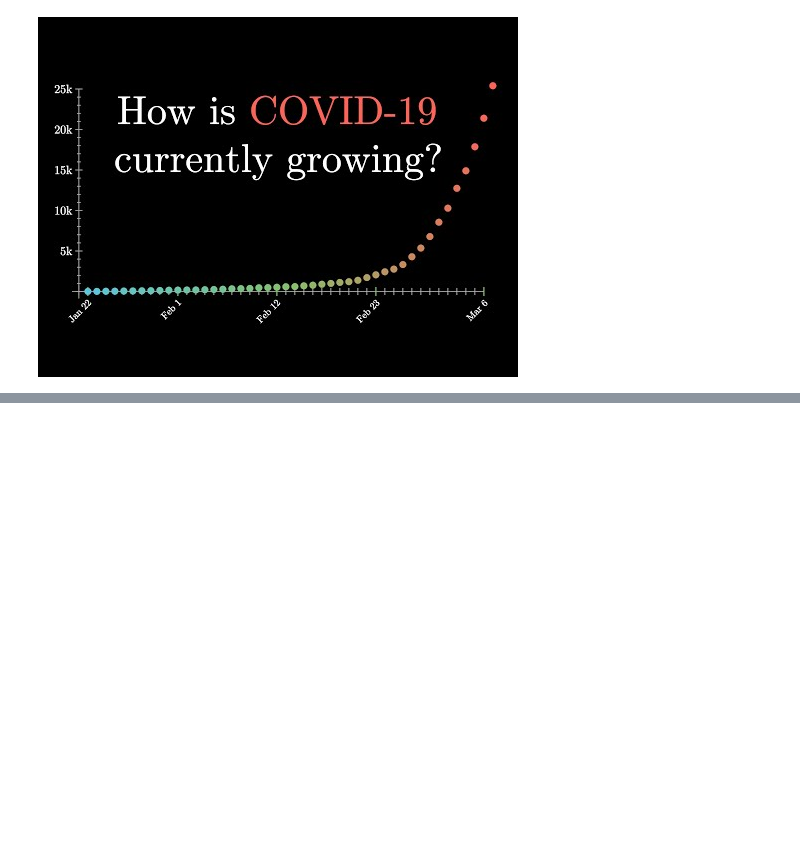
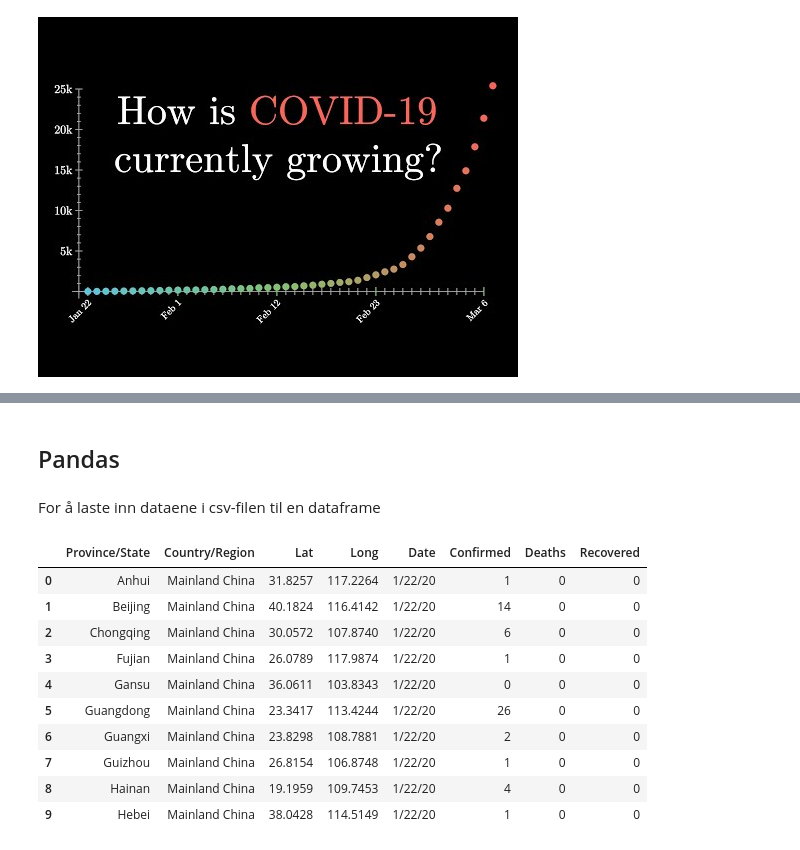
Before and after one commit to mareis/ProMod-1920, a Jupyter notebook: 01_Undervisningsnotater/8.-Differensiallikninger/Innlevering.ipynb, the cells around one changed output, grey strips where cells are left out. Drawn from its saved outputs; the diff is of its cells as text; code cells hidden in the pictures; blank space fills up the shorter version.

```diff
--- a/01_Undervisningsnotater/8.-Differensiallikninger/Innlevering.ipynb
+++ b/01_Undervisningsnotater/8.-Differensiallikninger/Innlevering.ipynb
@@ -56,3 +56,5 @@ Se 02_Populasjonsmodeller for tips til Eulers metode.
  - Husk navn på grafer og akser.
 
  - Forklar resultatene du får og sammenlign mellom de ulike landene.
+# %% [markdown]
+## Pandas
@@ -58,0 +63,17 @@ Se 02_Populasjonsmodeller for tips til Eulers metode.
+# %% [markdown]
+For å laste inn dataene i csv-filen til en dataframe
+# %%
+df = pd.read_csv('covid_19_clean_complete.csv')
+df.head(10)
+# %% [output]
+|  | Province/State | Country/Region | Lat | Long | Date | Confirmed | Deaths | Recovered |
+| 0 | Anhui | Mainland China | 31.8257 | 117.2264 | 1/22/20 | 1 | 0 | 0 |
+| 1 | Beijing | Mainland China | 40.1824 | 116.4142 | 1/22/20 | 14 | 0 | 0 |
+| 2 | Chongqing | Mainland China | 30.0572 | 107.8740 | 1/22/20 | 6 | 0 | 0 |
+| 3 | Fujian | Mainland China | 26.0789 | 117.9874 | 1/22/20 | 1 | 0 | 0 |
+| 4 | Gansu | Mainland China | 36.0611 | 103.8343 | 1/22/20 | 0 | 0 | 0 |
+| 5 | Guangdong | Mainland China | 23.3417 | 113.4244 | 1/22/20 | 26 | 0 | 0 |
+| 6 | Guangxi | Mainland China | 23.8298 | 108.7881 | 1/22/20 | 2 | 0 | 0 |
+| 7 | Guizhou | Mainland China | 26.8154 | 106.8748 | 1/22/20 | 1 | 0 | 0 |
+| 8 | Hainan | Mainland China | 19.1959 | 109.7453 | 1/22/20 | 4 | 0 | 0 |
+| 9 | Hebei | Mainland China | 38.0428 | 114.5149 | 1/22/20 | 1 | 0 | 0 |
```
Also changed, not shown: parts of 6 cells of this notebook.
